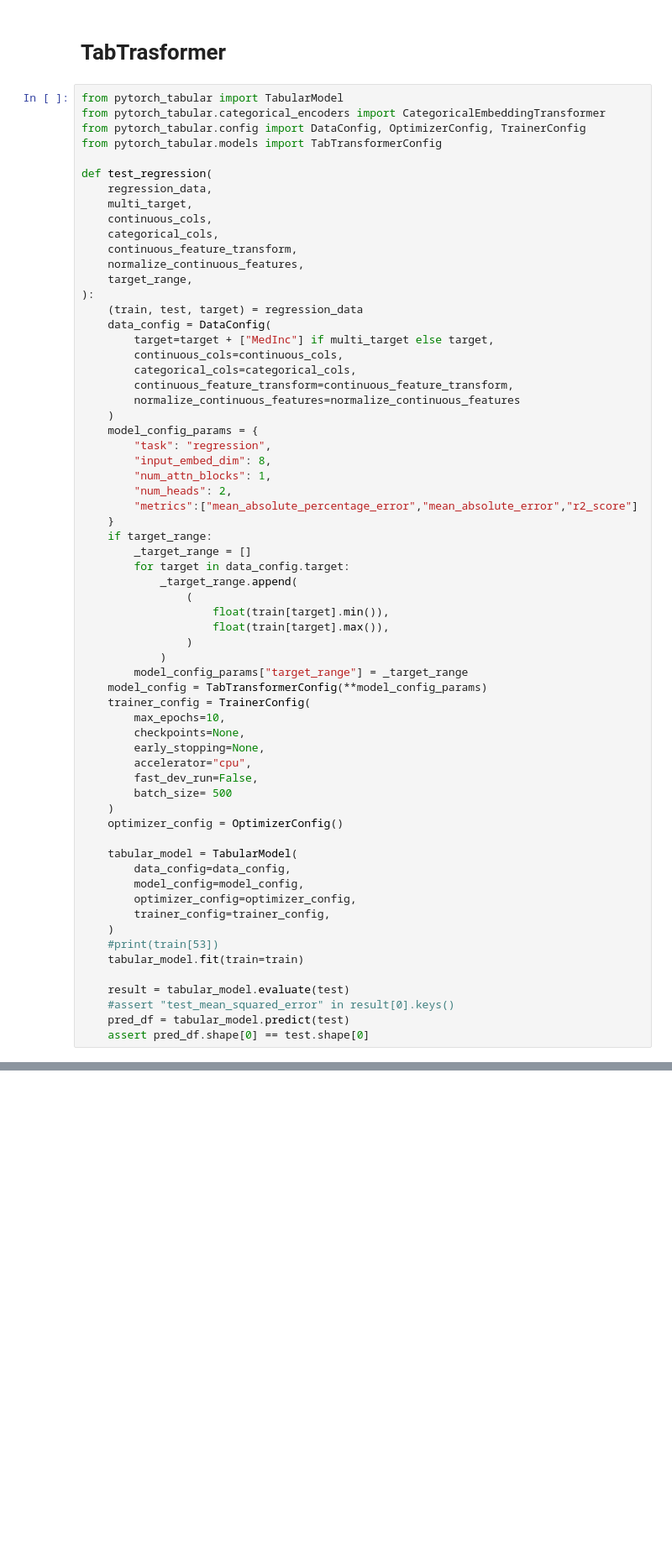
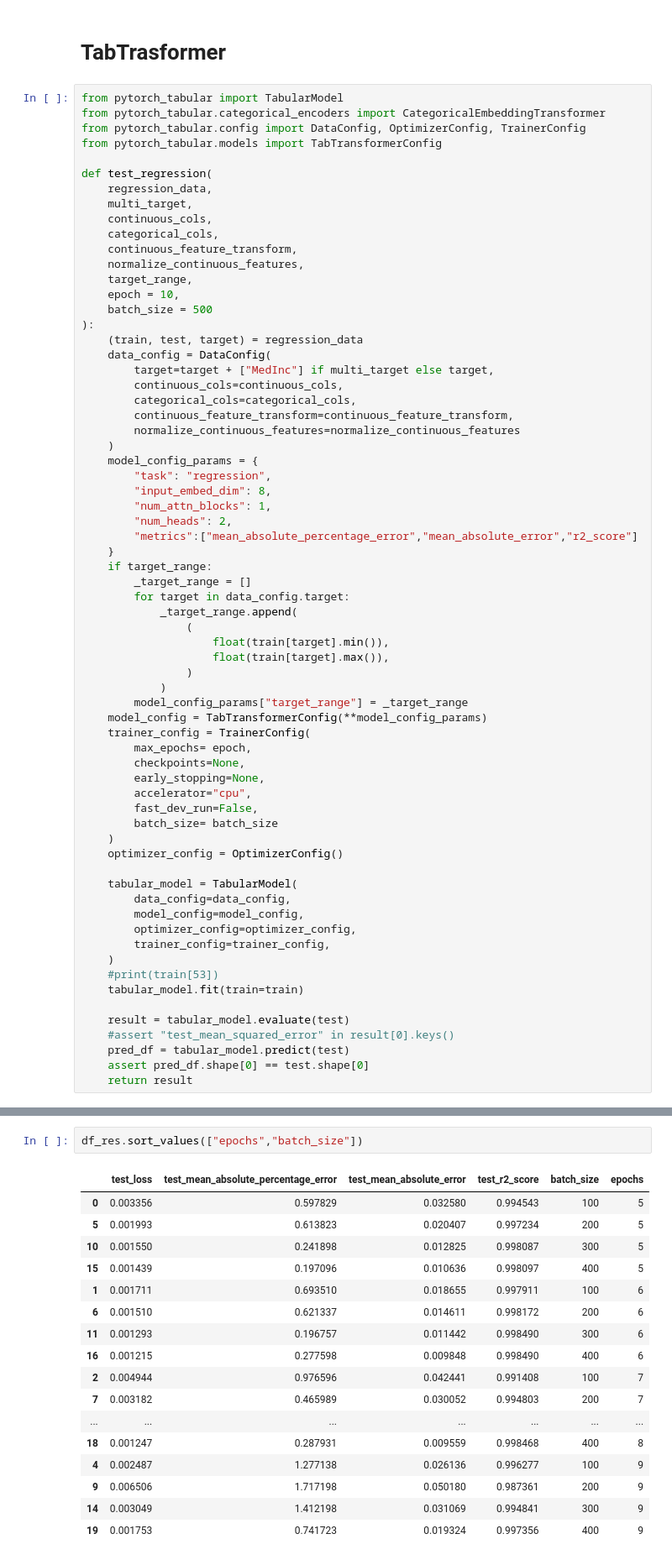
Before and after one commit to Lambe5/ProgettoDataAnalytics, a Jupyter notebook: Train_Module.ipynb, the cells around one changed output, grey strips where cells are left out. Shown at 84% size. Saved outputs shown, nothing was run; the diff lists cells and outputs as text; blank space fills up the shorter version.

```diff
--- a/Train_Module.ipynb
+++ b/Train_Module.ipynb
@@ -629,6 +627,8 @@ def test_regression(
     continuous_feature_transform,
     normalize_continuous_features,
     target_range,
+    epoch = 10,
+    batch_size = 500
 ):
     (train, test, target) = regression_data
     data_config = DataConfig(
@@ -657,12 +657,12 @@ def test_regression(
         model_config_params["target_range"] = _target_range
     model_config = TabTransformerConfig(**model_config_params)
     trainer_config = TrainerConfig(
-        max_epochs=10,
+        max_epochs= epoch,
         checkpoints=None,
         early_stopping=None,
         accelerator="cpu",
         fast_dev_run=False,
-        batch_size= 500
+        batch_size= batch_size
     )
     optimizer_config = OptimizerConfig()
 
@@ -679,3 +679,4 @@ def test_regression(
     #assert "test_mean_squared_error" in result[0].keys()
     pred_df = tabular_model.predict(test)
     assert pred_df.shape[0] == test.shape[0]
+    return result
@@ -730,0 +778,20 @@ of the `num_workers` argument` to `num_workers=9` in the `DataLoader` to improve
+# %%
+df_res.sort_values(["epochs","batch_size"])
+# %% [output]
+|  | test_loss | test_mean_absolute_percentage_error | test_mean_absolute_error | test_r2_score | batch_size | epochs |
+| 0 | 0.003356 | 0.597829 | 0.032580 | 0.994543 | 100 | 5 |
+| 5 | 0.001993 | 0.613823 | 0.020407 | 0.997234 | 200 | 5 |
+| 10 | 0.001550 | 0.241898 | 0.012825 | 0.998087 | 300 | 5 |
+| 15 | 0.001439 | 0.197096 | 0.010636 | 0.998097 | 400 | 5 |
+| 1 | 0.001711 | 0.693510 | 0.018655 | 0.997911 | 100 | 6 |
+| 6 | 0.001510 | 0.621337 | 0.014611 | 0.998172 | 200 | 6 |
+| 11 | 0.001293 | 0.196757 | 0.011442 | 0.998490 | 300 | 6 |
+| 16 | 0.001215 | 0.277598 | 0.009848 | 0.998490 | 400 | 6 |
+| 2 | 0.004944 | 0.976596 | 0.042441 | 0.991408 | 100 | 7 |
+| 7 | 0.003182 | 0.465989 | 0.030052 | 0.994803 | 200 | 7 |
+| ... | ... | ... | ... | ... | ... | ... |
+| 18 | 0.001247 | 0.287931 | 0.009559 | 0.998468 | 400 | 8 |
+| 4 | 0.002487 | 1.277138 | 0.026136 | 0.996277 | 100 | 9 |
+| 9 | 0.006506 | 1.717198 | 0.050180 | 0.987361 | 200 | 9 |
+| 14 | 0.003049 | 1.412198 | 0.031069 | 0.994841 | 300 | 9 |
+| 19 | 0.001753 | 0.741723 | 0.019324 | 0.997356 | 400 | 9 |
```
Also changed, not shown: parts of 14 cells of this notebook, 7 other files.
